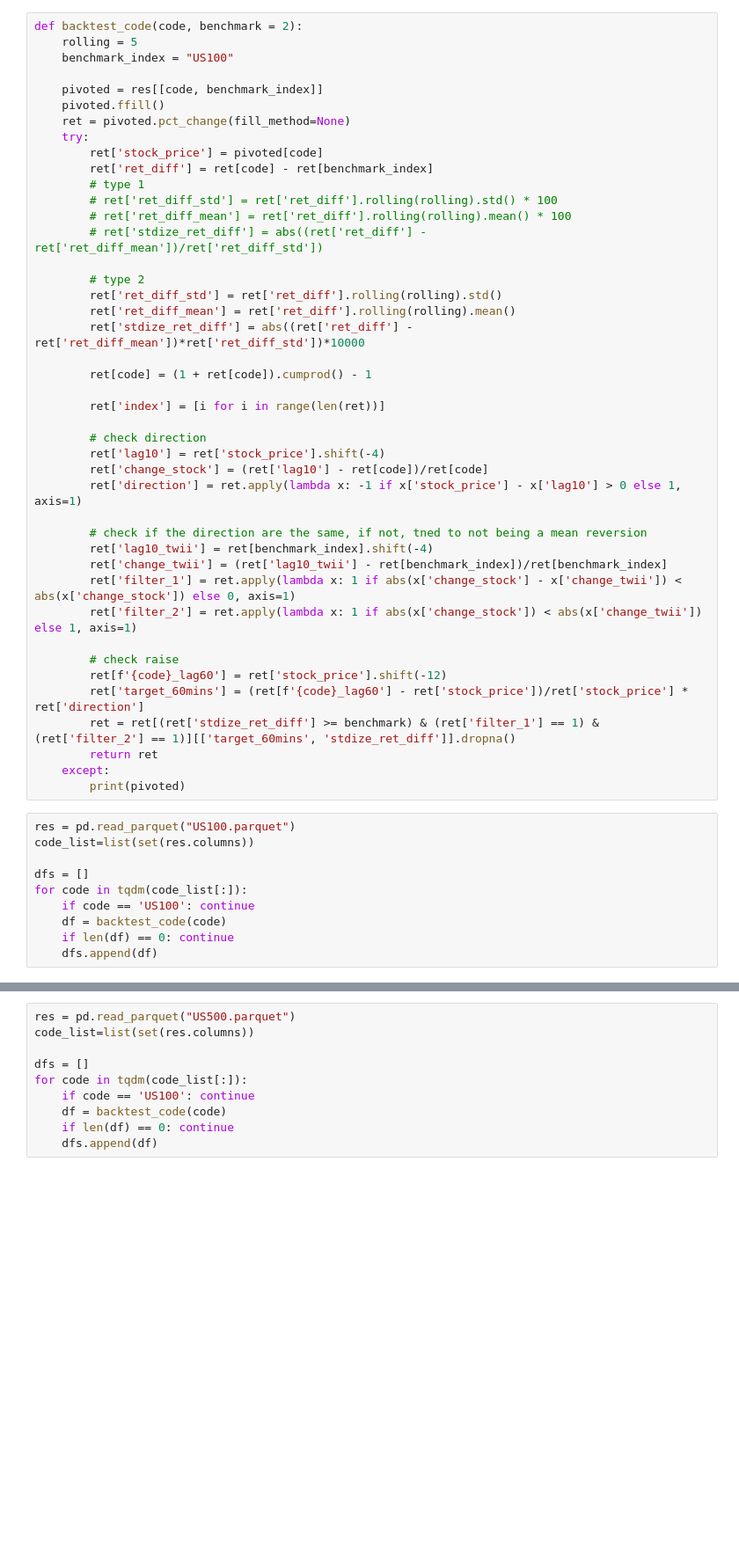
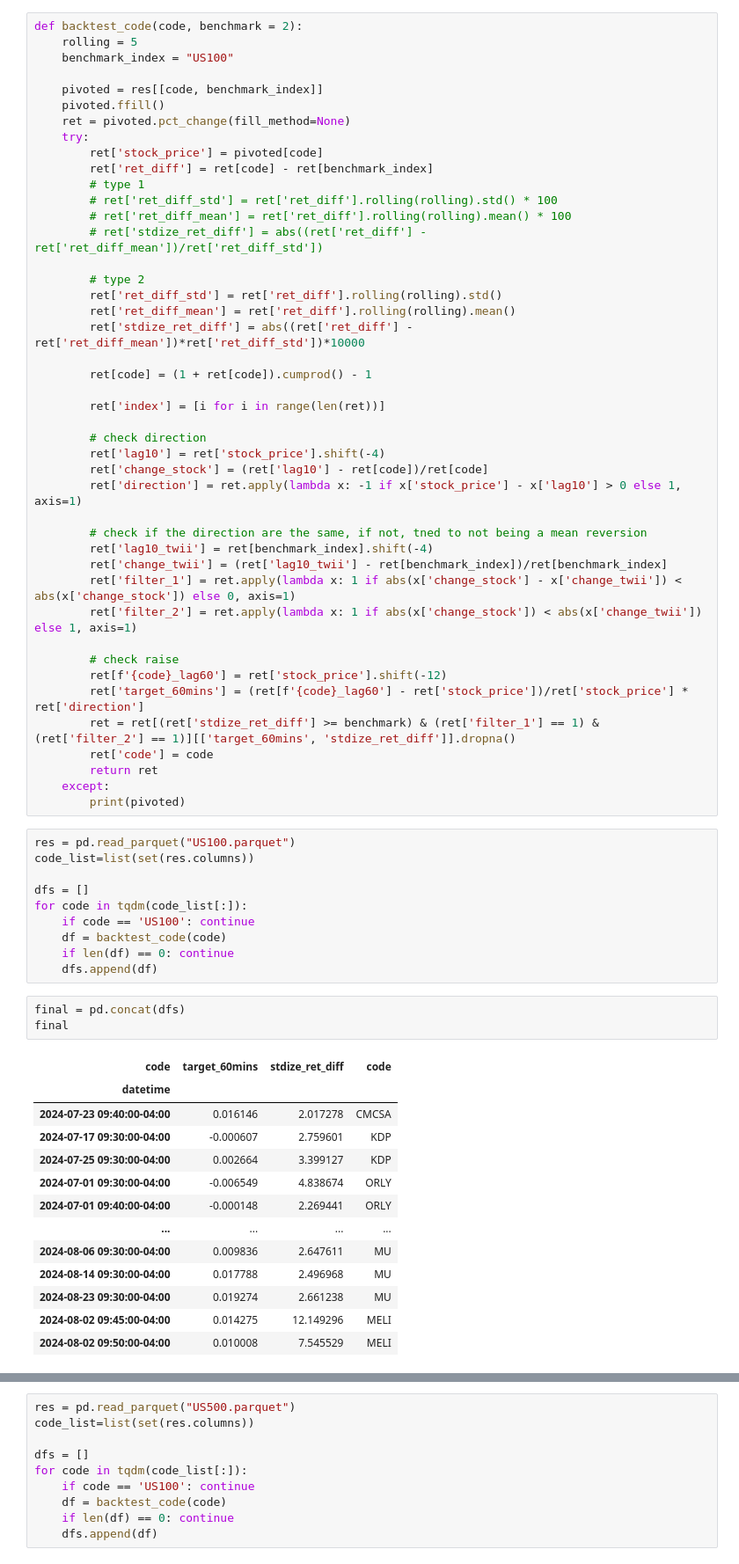
Before and after one commit to tsungyou/TS, a Jupyter notebook: ED/intraday/on_us/mean_reversion/bt_us_mr1.ipynb, the cells around one changed output, grey strips where cells are left out. Shown at 88% size. Saved outputs shown, nothing was run; the diff lists cells and outputs as text; blank space fills up the shorter version.

```diff
--- a/ED/intraday/on_us/mean_reversion/bt_us_mr1.ipynb
+++ b/ED/intraday/on_us/mean_reversion/bt_us_mr1.ipynb
@@ -43,6 +43,7 @@ def backtest_code(code, benchmark = 2):
         ret[f'{code}_lag60'] = ret['stock_price'].shift(-12)
         ret['target_60mins'] = (ret[f'{code}_lag60'] - ret['stock_price'])/ret['stock_price'] * ret['direction']
         ret = ret[(ret['stdize_ret_diff'] >= benchmark) & (ret['filter_1'] == 1) & (ret['filter_2'] == 1)][['target_60mins', 'stdize_ret_diff']].dropna()
+        ret['code'] = code
         return ret
     except:
         print(pivoted)
@@ -56,3 +57,20 @@ for code in tqdm(code_list[:]):
     df = backtest_code(code)
     if len(df) == 0: continue
     dfs.append(df)
+# %%
+final = pd.concat(dfs)
+final
+# %% [output]
+| code | target_60mins | stdize_ret_diff | code |
+| datetime |  |  |  |
+| 2024-07-23 09:40:00-04:00 | 0.016146 | 2.017278 | CMCSA |
+| 2024-07-17 09:30:00-04:00 | -0.000607 | 2.759601 | KDP |
+| 2024-07-25 09:30:00-04:00 | 0.002664 | 3.399127 | KDP |
+| 2024-07-01 09:30:00-04:00 | -0.006549 | 4.838674 | ORLY |
+| 2024-07-01 09:40:00-04:00 | -0.000148 | 2.269441 | ORLY |
+| ... | ... | ... | ... |
+| 2024-08-06 09:30:00-04:00 | 0.009836 | 2.647611 | MU |
+| 2024-08-14 09:30:00-04:00 | 0.017788 | 2.496968 | MU |
+| 2024-08-23 09:30:00-04:00 | 0.019274 | 2.661238 | MU |
+| 2024-08-02 09:45:00-04:00 | 0.014275 | 12.149296 | MELI |
+| 2024-08-02 09:50:00-04:00 | 0.010008 | 7.545529 | MELI |
```
Also changed, not shown: parts of 1 cell of this notebook, 20 other files.
